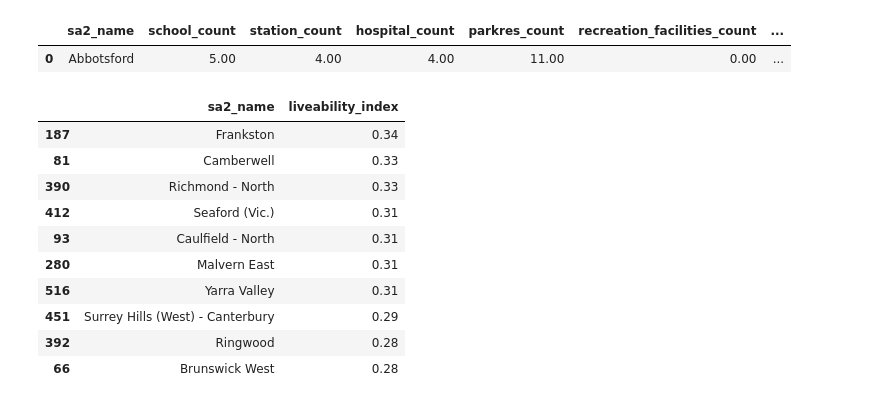
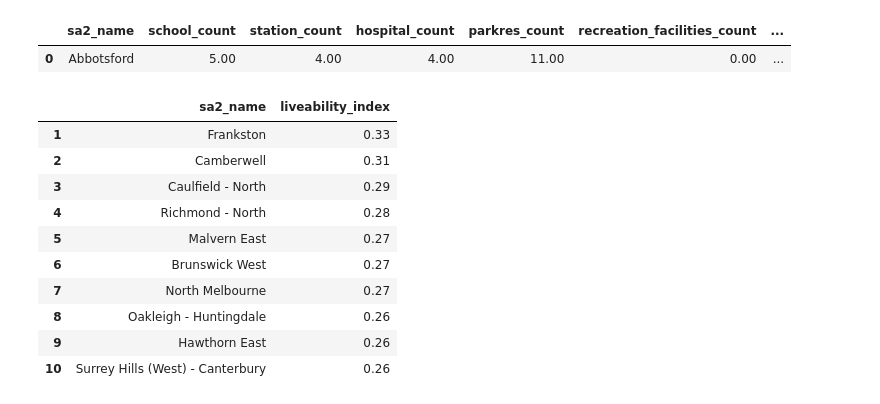
Before and after one commit to MAST30034-AppliedDataScience/project-2-group-real-estate-industry-project-3, a Jupyter notebook: notebooks/livability.ipynb, the cells around one changed output. Drawn from its saved outputs; the diff is of its cells as text; code cells hidden in the pictures.

Commit message:
updates on livability

```diff
--- a/notebooks/livability.ipynb
+++ b/notebooks/livability.ipynb
@@ -310,13 +294,13 @@ liveable_count.head(1)
 # Define the weights for each factor (you can adjust these weights)
 school_weight = 0.1
 station_weight = 0.2
-hospital_weight = 0.1
-park_weight = 0.1
-recreation_weight = 0.1
-shopping_weight = 0.1
-rent_weight = 0.1
+hospital_weight = 0.15
+park_weight = 0.05
+recreation_weight = 0.05
+shopping_weight = 0.05
 crime_weight = 0.1
 cbd_weight = 0.1
+rent_weight = 0.2
 # %%
 # Z-score normalization for each element
 liveable_count['school_count'] = (liveable_count['school_count'] - liveable_count['school_count'].min()) / (liveable_count['school_count'].max() - liveable_count['school_count'].min())
@@ -336,25 +320,34 @@ liveable_count['liveability_index'] = (
     liveable_count['hospital_count'] * hospital_weight +
     liveable_count['parkres_count'] * park_weight +
     liveable_count['recreation_facilities_count'] * recreation_weight +
-    liveable_count['avg_cbd_distance_km'] * cbd_weight +
-    liveable_count['shopping_centres_count'] * shopping_weight -
+    liveable_count['avg_cbd_distance_km'] * cbd_weight -
     liveable_count['crime_rate_per_1000'] * crime_weight -  # Subtract crime rate
-    liveable_count['extracted_price'] * rent_weight  # Rent is considered negative in livability
+    liveable_count['extracted_price'] * rent_weight  # Rent is considered negative
 )
-# %%
-# Sort by liveability index in descending order (best liveability first)
-liveable_count = liveable_count.sort_values(by='liveability_index', ascending=False)
-
-liveable_count[['sa2_name', 'liveability_index']].head(10)
-# %% [output]
-|  | sa2_name | liveability_index |
-| 187 | Frankston | 0.34 |
-| 81 | Camberwell | 0.33 |
-| 390 | Richmond - North | 0.33 |
-| 412 | Seaford (Vic.) | 0.31 |
-| 93 | Caulfield - North | 0.31 |
-| 280 | Malvern East | 0.31 |
-| 516 | Yarra Valley | 0.31 |
-| 451 | Surrey Hills (West) - Canterbury | 0.29 |
-| 392 | Ringwood | 0.28 |
-| 66 | Brunswick West | 0.28 |
+# %%
+# Sort by liveability index in descending order (best liveability first)
+liveable_count = liveable_count.sort_values(by='liveability_index', ascending=False)
+
+# Reset the index, drop the old index, and set the new index to start from 1
+liveable_count = liveable_count.reset_index(drop=True)
+liveable_count.index = liveable_count.index + 1
+
+# Get the liveability index of the 10th position
+tenth_value = liveable_count.iloc[9]['liveability_index']
+
+# Filter the dataframe to include all rows with liveability index greater than or equal to the 10th position
+top_liveable = liveable_count[liveable_count['liveability_index'] >= tenth_value]
+
+top_liveable[['sa2_name', 'liveability_index']]
+# %% [output]
+|  | sa2_name | liveability_index |
+| 1 | Frankston | 0.33 |
+| 2 | Camberwell | 0.31 |
+| 3 | Caulfield - North | 0.29 |
+| 4 | Richmond - North | 0.28 |
+| 5 | Malvern East | 0.27 |
+| 6 | Brunswick West | 0.27 |
+| 7 | North Melbourne | 0.27 |
+| 8 | Oakleigh - Huntingdale | 0.26 |
+| 9 | Hawthorn East | 0.26 |
+| 10 | Surrey Hills (West) - Canterbury | 0.26 |
```
Also changed, not shown: parts of 10 cells of this notebook.
